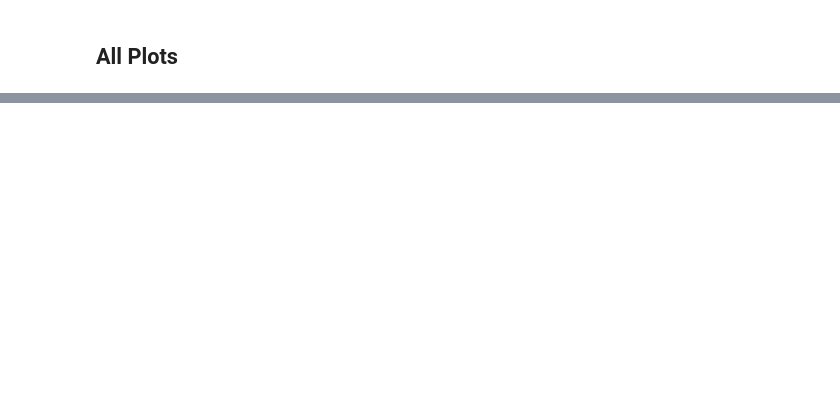
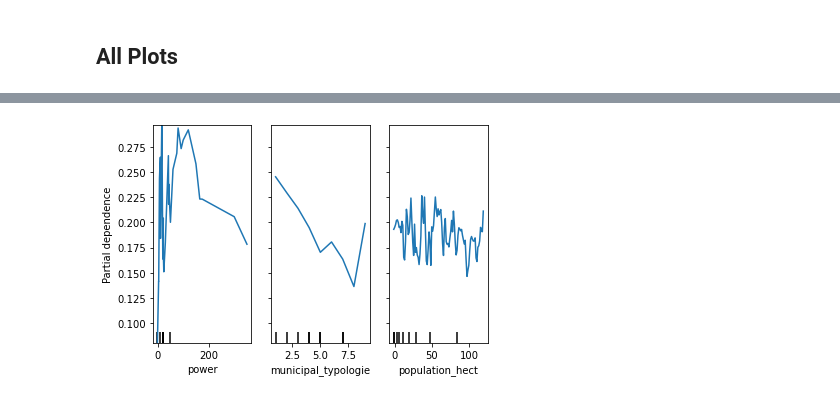
Before and after one commit to magnetilo/energy_hackdays_2020_05_emob_behavior_analysis, a Jupyter notebook: public_metrics_features_analysis/Public metrics analysis.ipynb, the cells around one changed output, grey strips where cells are left out. Saved outputs shown, nothing was run; the diff lists cells and outputs as text; code cells hidden in the pictures; blank space fills up the shorter version.

```diff
--- a/public_metrics_features_analysis/Public metrics analysis.ipynb
+++ b/public_metrics_features_analysis/Public metrics analysis.ipynb
@@ -167,0 +213,4 @@ fig2
+# %%
+fig3
+# %% [output]
+[figure, added]
```
Also changed, not shown: parts of 17 cells of this notebook, 1 other file.
